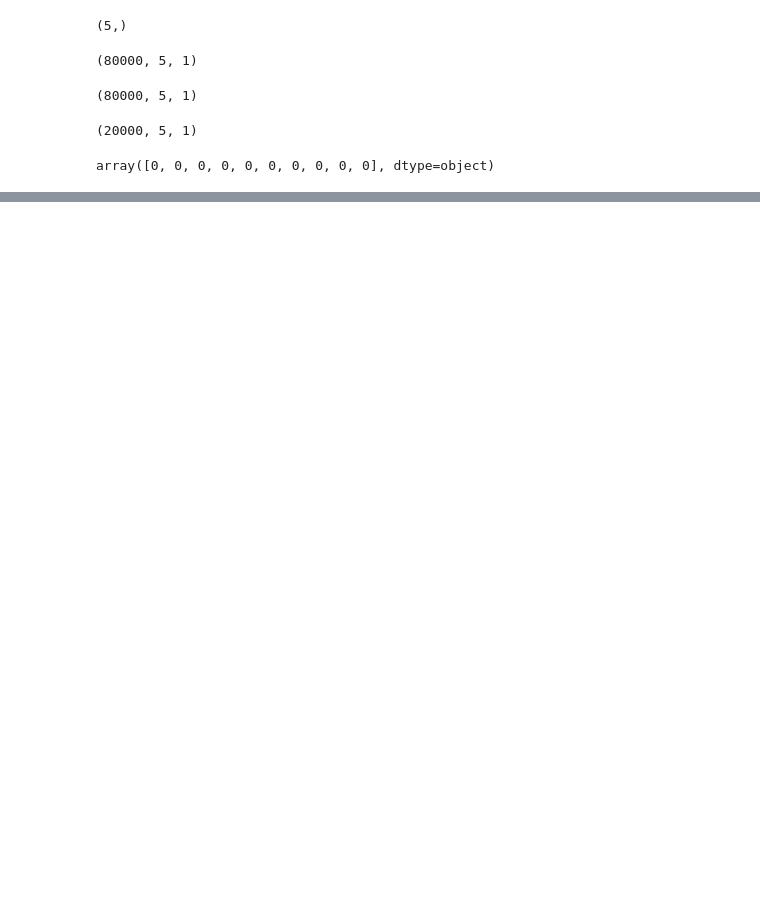
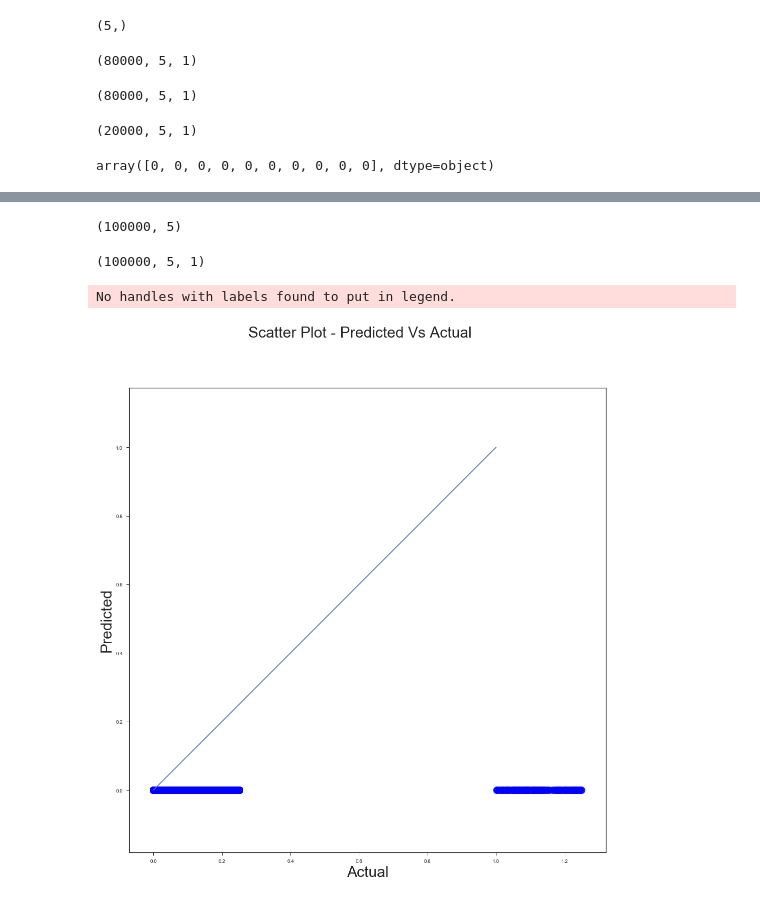
Before and after one commit to ChiruGit/MLProject, a Jupyter notebook: ML_Fall_FinalProject.ipynb, the cells around one changed output, grey strips where cells are left out. Cells and saved outputs as stored; diff of their text form; code cells hidden in the pictures; blank space fills up the shorter version.

```diff
--- a/ML_Fall_FinalProject.ipynb
+++ b/ML_Fall_FinalProject.ipynb
@@ -155,11 +187,11 @@ from keras.layers.convolutional import Convolution1D, MaxPooling1D
 def create_model(i_shape):
     #refactored to allow for num_labels
     model = Sequential()
-    model.add(Conv1D(64, 2, input_shape=i_shape,padding='same'))
+    model.add(Conv1D(16, 2, input_shape=i_shape,padding='same'))
     model.add(Dense(12, input_dim=6, activation='relu'))
     model.add(SpatialDropout1D(0.2))
     model.add(Dropout(0.25))
-    model.add(Conv1D(64, 5, padding='same', activation='relu'))
+    model.add(Conv1D(16, 5, padding='same', activation='relu'))
     model.add(Dropout(0.25))
     model.add(MaxPooling1D())
     #model.add(Flatten())
@@ -212,6 +244,6 @@ Trainable params: 11,577
 Non-trainable params: 0
 _________________________________________________________________
 # %%
-clf.fit(X_train, Y_train, validation_data=(X_test, Y_test), epochs=100, batch_size=10000)
+clf.fit(X_train, Y_train, validation_data=(X_test, Y_test), epochs=20, batch_size=10000)
 # %% [output]
 Train on 80000 samples, validate on 20000 samples
@@ -238,0 +274,6 @@ hi
+# %%
+Y_predict = clf.predict_classes(X)
+# %%
+X.shape
+# %% [output]
+(100000, 5)
@@ -238,0 +282,31 @@ hi
+# %%
+X.shape
+# %% [output]
+(100000, 5, 1)
+# %%
+for i in range(0,len(Y)):
+    #print()
+    Y[i] = Y[i] + random.uniform(0, 0.25)
+
+for i in range(0,len(Y_predict)):
+    #print()
+    Y_predict[i] = Y_predict[i] + random.uniform(0, 0.25)
+# %%
+np.random.seed(19601)
+
+#colors = df2['Wiki']
+fig = plt.figure(figsize=(17,17))
+#plt.scatter(df2[df2['State']=='Florida']['Votes'], df2[df2['State']=='Florida']['Prediction'], s=200,alpha=0.5, c='#4c2373')
+plt.scatter(Y, Y_predict, s=200,alpha=0.5, c='Blue', cmap = 'winter')
+fig.suptitle('Scatter Plot - Predicted Vs Actual',fontsize=30)
+plt.ylabel('Predicted',fontsize=30)
+plt.xlabel('Actual',fontsize=30)
+plt.axis('equal')
+#plt.yticks(np.arange(0.0, 1.1, 0.1))
+#plt.xticks(np.arange(0.0, 1.1, 0.1))
+plt.legend(fontsize=30)
+plt.plot( [0,1],[0,1] )
+plt.show()
+# %% [output]
+No handles with labels found to put in legend.
+[figure, added]
```
Also changed, not shown: parts of 18 cells of this notebook, 4 other files.
